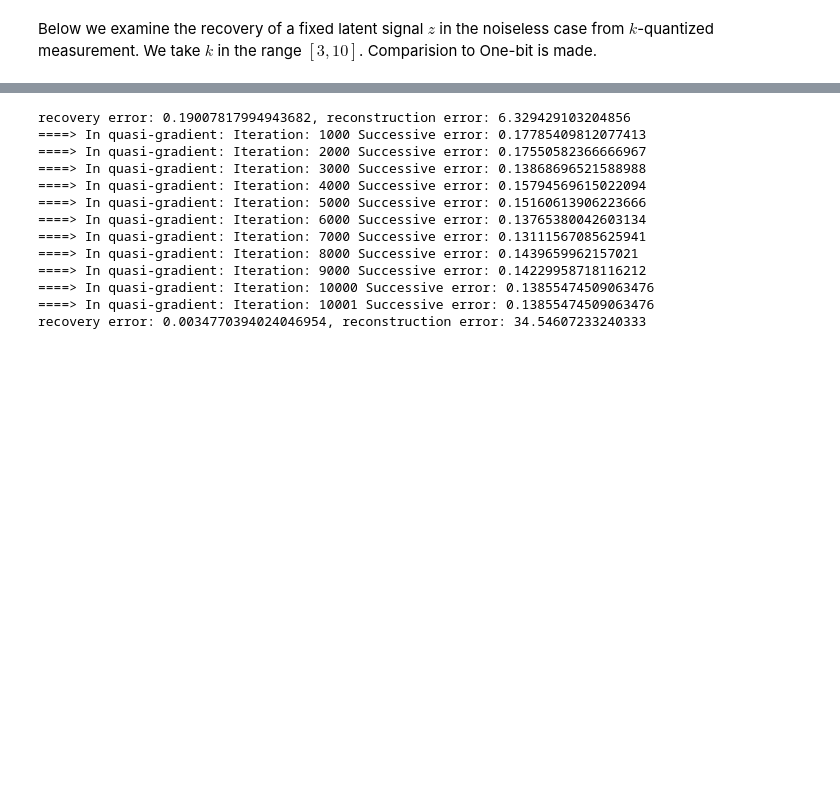
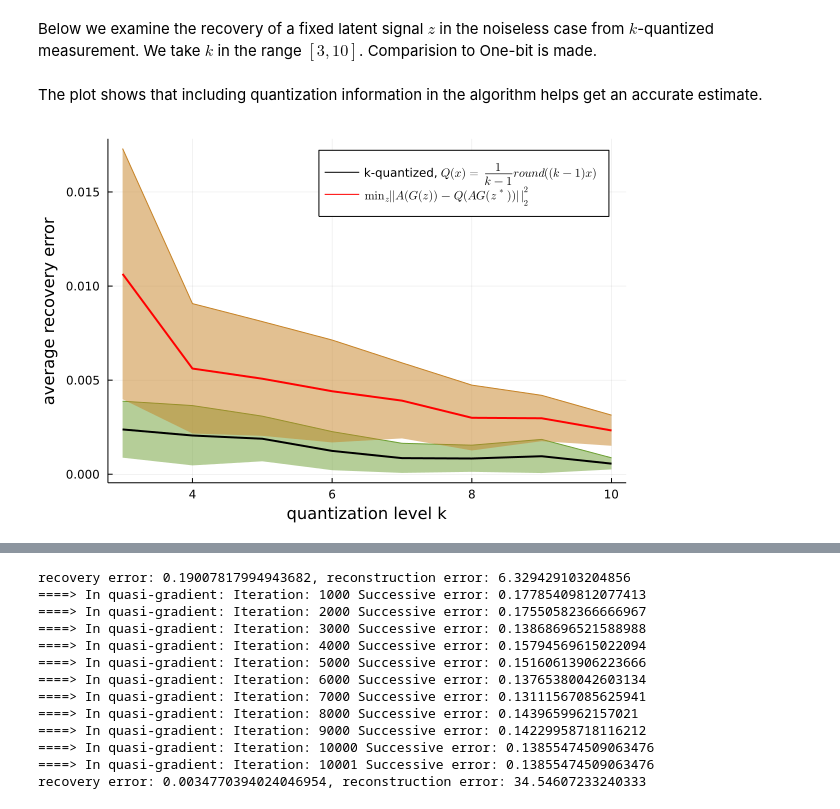
Before and after one commit to babhrujoshi/PLUGIn_Julia, a Jupyter notebook: PLUGIn_onebitCS.ipynb, the cells around one changed output, grey strips where cells are left out. Saved outputs shown, nothing was run; the diff lists cells and outputs as text; code cells hidden in the pictures; blank space fills up the shorter version.

Commit message:
added comparison to not using quantized information

```diff
--- a/PLUGIn_onebitCS.ipynb
+++ b/PLUGIn_onebitCS.ipynb
@@ -254,4 +281,26 @@ end
 # save("result/recov_error_onebit.jld", "error", recov_error_onebit, "trials", trials)
+# %% [markdown]
+The plot shows that including quantization information in the algorithm helps get an accurate estimate.
+# %%
+average_recov_kquant = mean(recov_error_matrix_kquant[:,2:end], dims=2)
+std_recov_kquant = std(recov_error_matrix_kquant[:,2:end], dims=2)
+plot(3:k_max, average_recov_kquant + std_recov_kquant, fillrange = average_recov_kquant - std_recov_kquant, fillalpha = 0.5, c = 0, label = false)
+plot!(3:k_max, average_recov_kquant, label = "k-quantized, \$ Q(x) = \\frac{1}{k-1} {round}((k-1)x)\$", xlabel = "quantization level k", ylabel = "average recovery error", linewidth = 2, c =:black)
+
+average_recov_noquant = mean(recov_error_matrix_noquant[:,2:end], dims=2)
+std_recov_noquant = std(recov_error_matrix_noquant[:,2:end], dims=2)
+plot!(3:k_max, average_recov_noquant + std_recov_noquant, fillrange = average_recov_noquant - std_recov_noquant, fillalpha = 0.5, c = 8, label = false)
+plot!(3:k_max, average_recov_noquant, label = "\$\\min_z \\|| A(G(z)) - Q(AG(z^*))\\||_2^2 \$", xlabel = "quantization level k", ylabel = "average recovery error", linewidth = 2, c =:red)
+
+
+
+
+# average_recov_onebit = mean(recov_error_onebit)
+# std_recov_onebit = std(recov_error_onebit)
+
+# plot!([2],[average_recov_onebit],yerr = [std_recov_onebit],seriestype = :scatter, label = "onebit", c = :red)
+# %% [output]
+[figure, added]
 # %%
 recov_error_matrix_kquant = load("result/recov_error_kquant.jld", "error")
 recov_error_onebit = load("result/recov_error_onebit.jld", "error")
```
Also changed, not shown: parts of 5 cells of this notebook, 4 other files.
